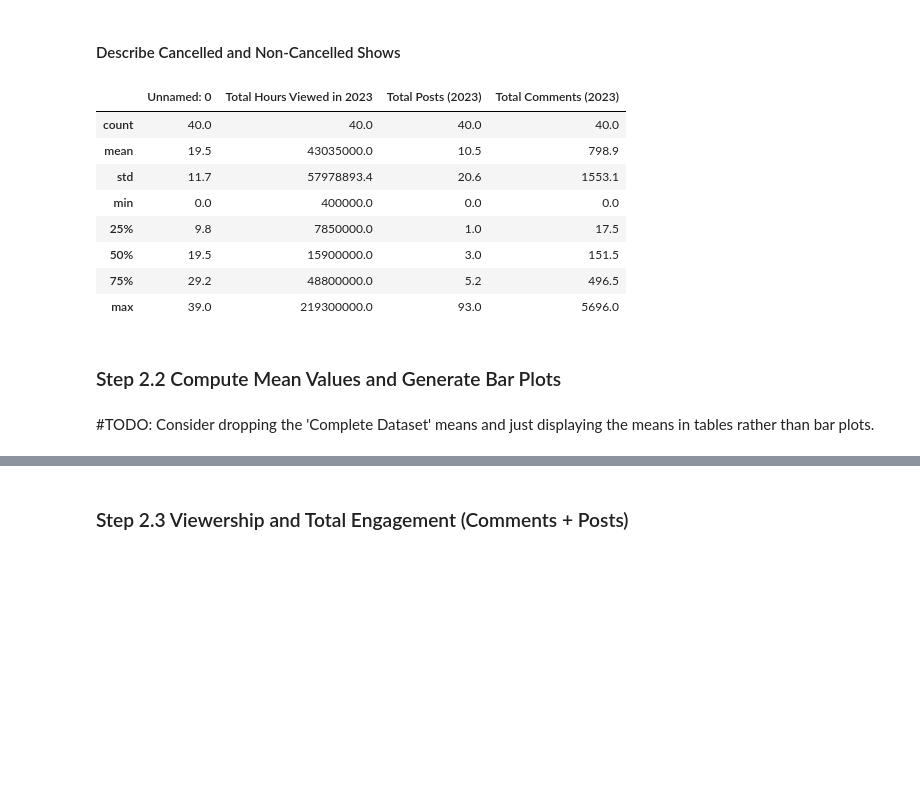
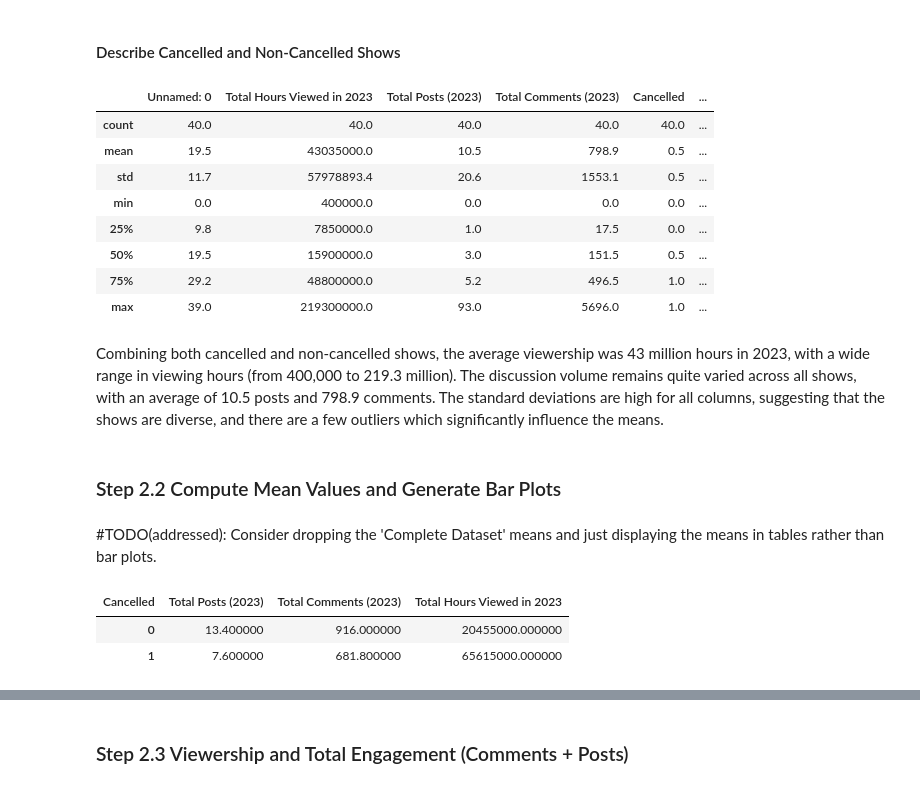
Before and after one commit to einavrobyncohen/DW64, a Jupyter notebook: notebooks/final_analysis.ipynb, the cells around one changed output, grey strips where cells are left out. Cells and saved outputs as stored; diff of their text form; code cells hidden in the pictures; blank space fills up the shorter version.

Commit message:
Addressed To-Dos and made small improvements to outputs

```diff
--- a/notebooks/final_analysis.ipynb
+++ b/notebooks/final_analysis.ipynb
@@ -106,19 +108,36 @@ non_cancelled_shows.describe().round(1)  #TODO: Make the below look more appeali
 # %% [markdown]
 #### Describe Cancelled and Non-Cancelled Shows
-# %%
-aggregated_df.describe().round(1)  #TODO: Make the below look more appealing; added round() for now
-# %% [output]
-|  | Unnamed: 0 | Total Hours Viewed in 2023 | Total Posts (2023) | Total Comments (2023) |
-| count | 40.0 | 40.0 | 40.0 | 40.0 |
-| mean | 19.5 | 43035000.0 | 10.5 | 798.9 |
-| std | 11.7 | 57978893.4 | 20.6 | 1553.1 |
-| min | 0.0 | 400000.0 | 0.0 | 0.0 |
-| 25% | 9.8 | 7850000.0 | 1.0 | 17.5 |
-| 50% | 19.5 | 15900000.0 | 3.0 | 151.5 |
-| 75% | 29.2 | 48800000.0 | 5.2 | 496.5 |
-| max | 39.0 | 219300000.0 | 93.0 | 5696.0 |
+# %%
+aggregated_df.describe().round(1).style.set_properties(**{'text-align': 'center', 'border': '1px solid black'}).format(precision=1)
+# %% [output]
+|  | Unnamed: 0 | Total Hours Viewed in 2023 | Total Posts (2023) | Total Comments (2023) | Cancelled | ... |
+| count | 40.0 | 40.0 | 40.0 | 40.0 | 40.0 | ... |
+| mean | 19.5 | 43035000.0 | 10.5 | 798.9 | 0.5 | ... |
+| std | 11.7 | 57978893.4 | 20.6 | 1553.1 | 0.5 | ... |
+| min | 0.0 | 400000.0 | 0.0 | 0.0 | 0.0 | ... |
+| 25% | 9.8 | 7850000.0 | 1.0 | 17.5 | 0.0 | ... |
+| 50% | 19.5 | 15900000.0 | 3.0 | 151.5 | 0.5 | ... |
+| 75% | 29.2 | 48800000.0 | 5.2 | 496.5 | 1.0 | ... |
+| max | 39.0 | 219300000.0 | 93.0 | 5696.0 | 1.0 | ... |
+# %% [markdown]
+Combining both cancelled and non-cancelled shows, the average viewership was 43 million hours in 2023, with a wide range in viewing hours (from 400,000 to 219.3 million). The discussion volume remains quite varied across all shows, with an average of 10.5 posts and 798.9 comments. The standard deviations are high for all columns, suggesting that the shows are diverse, and there are a few outliers which significantly influence the means.
 # %% [markdown]
 ### Step 2.2 Compute Mean Values and Generate Bar Plots
 # %% [markdown]
-#TODO: Consider dropping the 'Complete Dataset' means and just displaying the means in tables rather than bar plots.
+#TODO(addressed): Consider dropping the 'Complete Dataset' means and just displaying the means in tables rather than bar plots.
+# %%
+#Displaying the means in tables rather than bar plots.
+mean_cancellation_status = aggregated_df.groupby('Cancelled')[[
+    'Total Posts (2023)',
+    'Total Comments (2023)',
+    'Total Hours Viewed in 2023'
+]].mean()
+
+mean_cancellation_status.columns.name = 'Cancelled'
+mean_cancellation_status.index.name = None
+mean_cancellation_status.round(1).style.set_properties(**{'text-align': 'center', 'border': '1px solid black'})
+# %% [output]
+| Cancelled | Total Posts (2023) | Total Comments (2023) | Total Hours Viewed in 2023 |
+| 0 | 13.400000 | 916.000000 | 20455000.000000 |
+| 1 | 7.600000 | 681.800000 | 65615000.000000 |
 # %%
```
Also changed, not shown: parts of 24 cells of this notebook.
